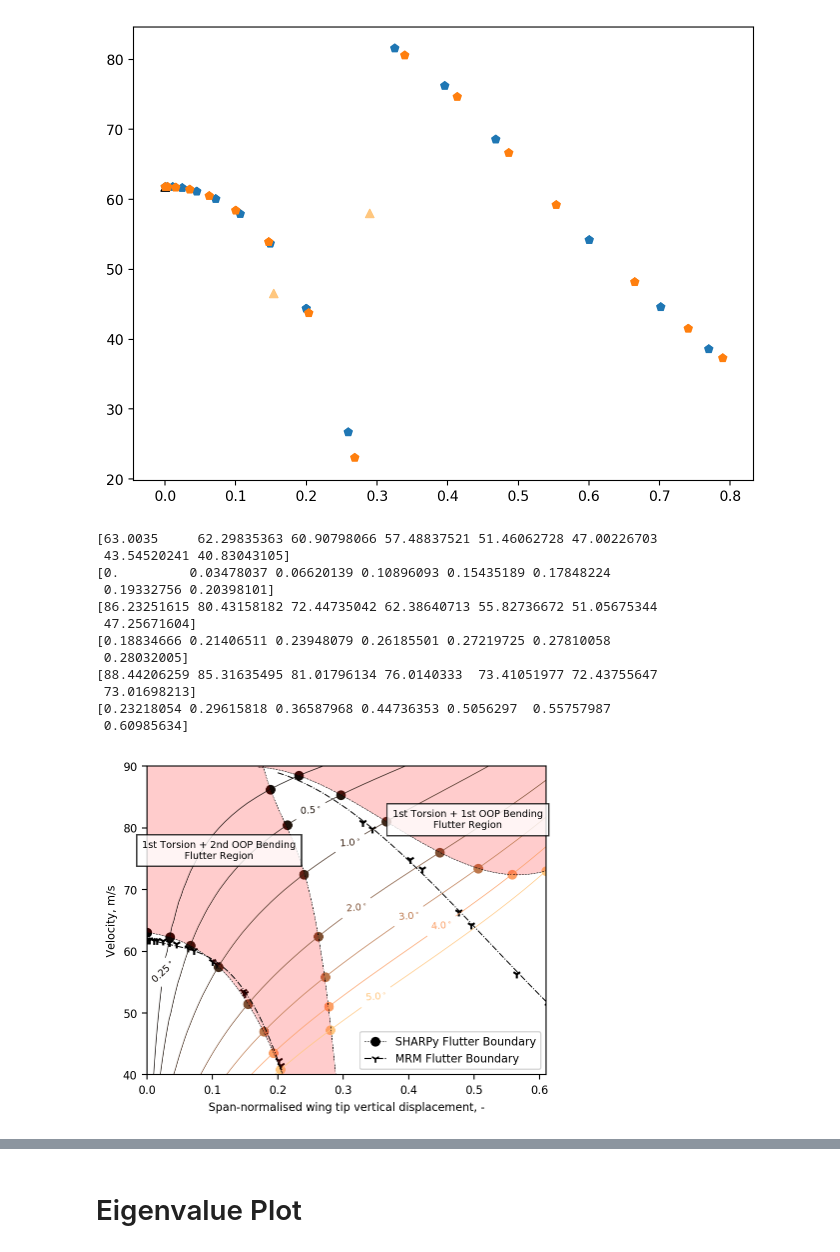
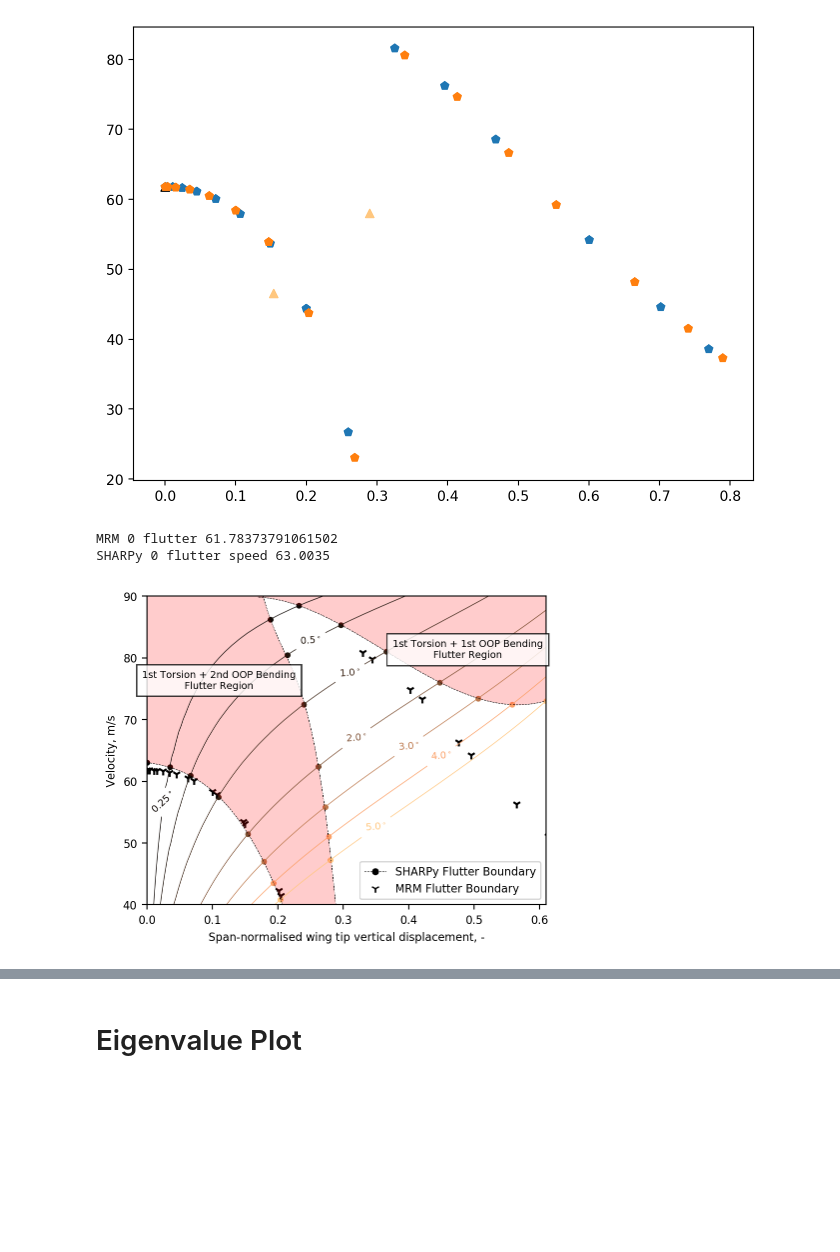
Before and after one commit to ngoiz/pazy-sharpy, a Jupyter notebook: 05_DeformedFlutter/05_DeformedFlutter.ipynb, the cells around one changed output, grey strips where cells are left out. Drawn from its saved outputs; the diff is of its cells as text; code cells hidden in the pictures; blank space fills up the shorter version.

```diff
--- a/05_DeformedFlutter/05_DeformedFlutter.ipynb
+++ b/05_DeformedFlutter/05_DeformedFlutter.ipynb
@@ -205,7 +205,7 @@ flutter_deflections = np.zeros((len(case), 3))
 
 for ith, aoa in enumerate(case['alpha']):
     for i_speed in range(case['flutter_deflection'][ith].shape[0]):
-        plt.scatter(case['flutter_deflection'][ith][i_speed, 1], case['flutter_deflection'][ith][i_speed, 0], color=cmap(nrm(aoa)))
+        plt.scatter(case['flutter_deflection'][ith][i_speed, 1], case['flutter_deflection'][ith][i_speed, 0], color=cmap(nrm(aoa)), s=10)
         flutter_speeds[ith, i_speed] = case['flutter_deflection'][ith][i_speed, 0]
         flutter_deflections[ith, i_speed] = case['flutter_deflection'][ith][i_speed, 1]
 #     plt.plot(case['deflection'][ith][:, -1] / 0.55, case['deflection'][ith][:, 0], color=cmap(nrm(aoa)), lw=0.5)
@@ -242,6 +242,7 @@ mrm_first_flutter_deflection = np.concatenate(mrm_first_flutter_deflection)
 order = np.argsort(mrm_first_flutter_deflection)
 mrm_first_flutter_deflection = mrm_first_flutter_deflection[order]
 mrm_first_flutter_speed = np.concatenate(mrm_first_flutter_speed)[order]
+print('MRM 0 flutter', mrm_first_flutter_speed[0])
 
 poly_mrm = np.polyfit(mrm_first_flutter_deflection, mrm_first_flutter_speed, 3)
 xdom_mrm_firstflutter = np.linspace(0, mrm_first_flutter_deflection[-1])
@@ -258,7 +259,8 @@ xdom_mrm_secondflutter = np.linspace(0.2, mrm_second_flutter_deflection[-1])
 ######################
 
 case0 = results['sharpy_wo_skin']
-plt.scatter(0, case0['flutter_speed'], color=cmap(nrm(0)))
+print('SHARPy 0 flutter speed', case0['flutter_speed'])
+plt.scatter(0, case0['flutter_speed'], color=cmap(nrm(0)), s=10)
 
 for i_flutter in range(3):
     x = np.array(flutter_speeds[:, i_flutter])
@@ -273,9 +275,6 @@ for i_flutter in range(3):
     order = np.argsort(y)
     x = x[order]
     y = y[order]
-    print(x)
-    print(y)
-
 
     p = np.polyfit(y, x, 3)
     xd = np.linspace(lims[i_flutter][0], lims[i_flutter][1])
@@ -298,50 +297,40 @@ xpos_label = [0.025, 0.25, 0.31, 0.32, 0.4, 0.45, 0.35]
 labelLines(plt.gca().get_lines(), xvals=xpos_label, backgroundcolor='white', fontsize=7)
 
 plt.text(0.11, 75, '1st Torsion + 2nd OOP Bending\nFlutter Region',
          bbox={'facecolor': 'white', 'alpha':0.8}, fontsize=7,
         horizontalalignment='center')
 
 plt.text(0.49, 80, '1st Torsion + 1st OOP Bending\nFlutter Region',
          bbox={'facecolor': 'white', 'alpha':0.8}, fontsize=7,
         horizontalalignment='center')
 
 # this goes here to not mess around with the contour labels
-plt.plot(xdom_mrm_firstflutter, np.polyval(poly_mrm, xdom_mrm_firstflutter), ls='-.', color='k', lw=0.7)
-plt.plot(xdom_mrm_secondflutter, np.polyval(poly_2mrm, xdom_mrm_secondflutter), ls='-.', color='k', lw=0.7, label='MRM')
+# plt.plot(xdom_mrm_firstflutter, np.polyval(poly_mrm, xdom_mrm_firstflutter), ls='-.', color='k', lw=0.7)
+# plt.plot(xdom_mrm_secondflutter, np.polyval(poly_2mrm, xdom_mrm_secondflutter), ls='-.', color='k', lw=0.7, label='MRM')
 
 
 plt.ylim(40, 90)
 plt.xlim(0, 0.61)
 
 legend_lines = []
-legend_lines.append(Line2D([0], [0], label='SHARPy Flutter Boundary', color='k', marker='o', ls='--', lw=0.4))
-legend_lines.append(Line2D([0], [0], label='MRM Flutter Boundary', color='k', ls='-.', marker='1', lw=0.8))
+legend_lines.append(Line2D([0], [0], label='SHARPy Flutter Boundary', color='k', marker='o', ls='--', lw=0.4, ms=4))
+legend_lines.append(Line2D([0], [0], label='MRM Flutter Boundary', color='k', ls='none', marker='1', lw=0.8))
 plt.legend(handles=legend_lines, fontsize=8)
 
 for item in ([ax.title, ax.xaxis.label, ax.yaxis.label] +
              ax.get_xticklabels() + ax.get_yticklabels()):
         item.set_fontsize(8)
 
 # plt.colorbar(mpl.cm.ScalarMappable(norm=nrm, cmap=cmap), label='Angle of Attack, deg')
 plt.xlabel('Span-normalised wing tip vertical displacement, -', fontsize=8)
 plt.ylabel('Velocity, m/s', fontsize=8)
 # plt.grid()
 plt.tight_layout();
 plt.savefig('../figures/05_Flutter_regions_wo_skin_w_mrm.pdf');
 # %% [output]
-[63.0035     62.29835363 60.90798066 57.48837521 51.46062728 47.00226703
- 43.54520241 40.83043105]
-[0.         0.03478037 0.06620139 0.10896093 0.15435189 0.17848224
- 0.19332756 0.20398101]
-[86.23251615 80.43158182 72.44735042 62.38640713 55.82736672 51.05675344
- 47.25671604]
-[0.18834666 0.21406511 0.23948079 0.26185501 0.27219725 0.27810058
- 0.28032005]
-[88.44206259 85.31635495 81.01796134 76.0140333  73.41051977 72.43755647
- 73.01698213]
-[0.23218054 0.29615818 0.36587968 0.44736353 0.5056297  0.55757987
- 0.60985634]
+MRM 0 flutter 61.78373791061502
+SHARPy 0 flutter speed 63.0035
-[figure, old version]
+[figure, new version]
 # %%
 cmap = plt.get_cmap('copper')
 nrm = plt.Normalize(vmin=0, vmax=5)
```
Also changed, not shown: parts of 2 cells of this notebook, 4 other files.
